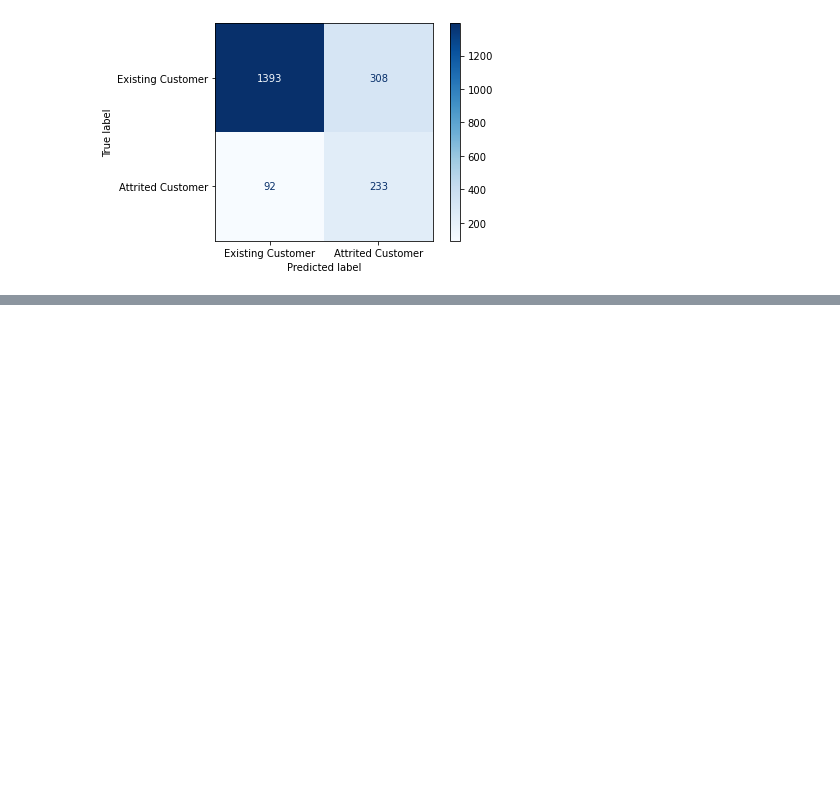
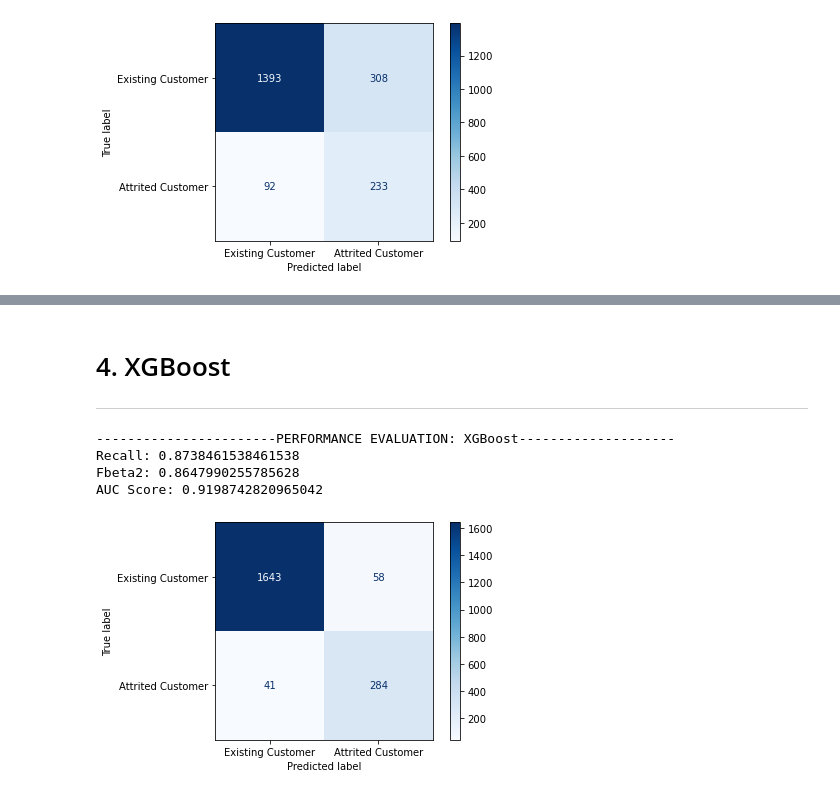
Before and after one commit to jonjonnyjonjon/introml-g2t4, a Jupyter notebook: results.ipynb, the cells around one changed output, grey strips where cells are left out. Saved outputs shown, nothing was run; the diff lists cells and outputs as text; code cells hidden in the pictures; blank space fills up the shorter version.

```diff
--- a/results.ipynb
+++ b/results.ipynb
@@ -101,0 +112,20 @@ AUC Score: 0.76792655903767
+# %% [markdown]
+# 4. XGBoost
+---
+# %%
+xgb_clf = XGBClassifier(learning_rate=0.25,
+                    max_depth=3,
+                    gamma=1,
+                    subsample=0.9,
+                    eval_metric="logloss",
+                    use_label_encoder=False,
+                    random_state=2021)
+
+xgb_ypred = build_model(xgb_clf)
+display_metrics("XGBoost", xgb_ypred)
+# %% [output]
+-----------------------PERFORMANCE EVALUATION: XGBoost--------------------
+Recall: 0.8738461538461538
+Fbeta2: 0.8647990255785628
+AUC Score: 0.9198742820965042
+[figure, added]
```
Also changed, not shown: parts of 8 cells of this notebook.
